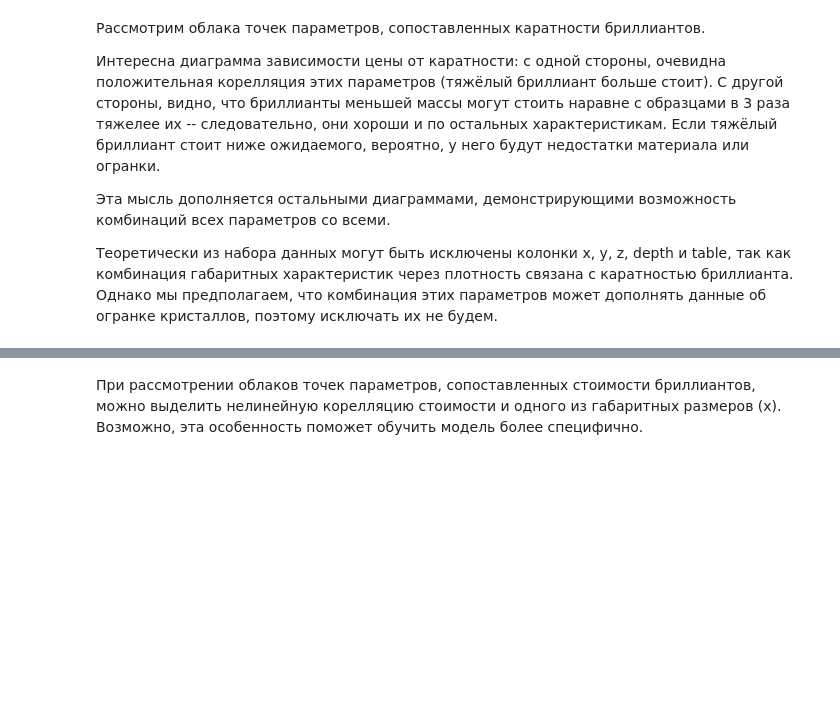
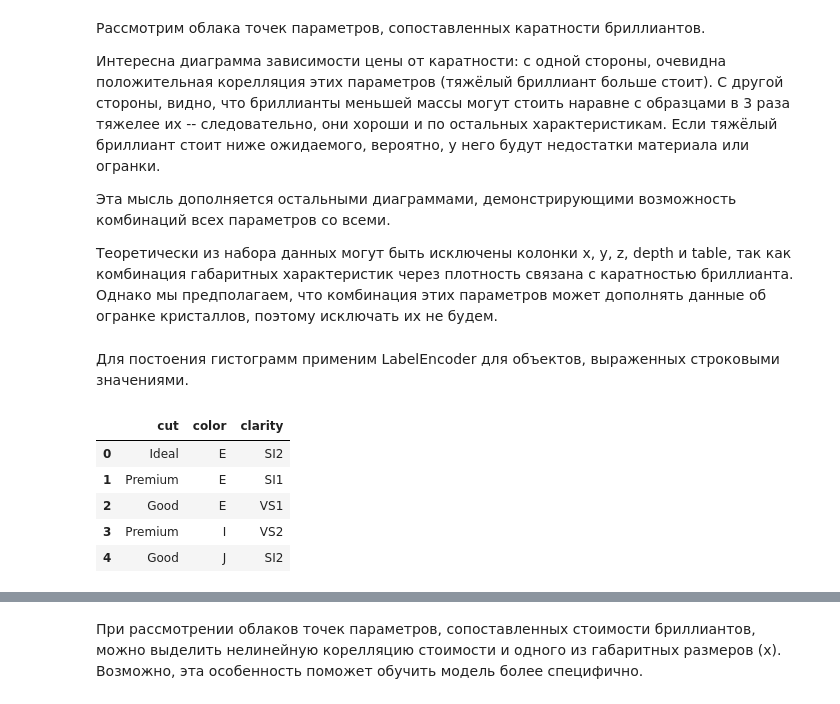
Before and after one commit to uvaroall/diamonds, a Jupyter notebook: diamonds.ipynb, the cells around one changed output, grey strips where cells are left out. Cells and saved outputs as stored; diff of their text form; code cells hidden in the pictures; blank space fills up the shorter version.

```diff
--- a/diamonds.ipynb
+++ b/diamonds.ipynb
@@ -95,3 +95,15 @@ dtype: int64
 Эта мысль дополняется остальными диаграммами, демонстрирующими возможность комбинаций всех параметров со всеми.
 
 Теоретически из набора данных могут быть исключены колонки x, y, z, depth и table, так как комбинация габаритных характеристик через плотность связана с каратностью бриллианта. Однако мы предполагаем, что комбинация этих параметров может дополнять данные об огранке кристаллов, поэтому исключать их не будем.
+# %% [markdown]
+Для постоения гистограмм применим LabelEncoder для объектов, выраженных строковыми значениями.
+# %%
+cat_cols = df.select_dtypes(include='object')
+cat_cols.head()
+# %% [output]
+|  | cut | color | clarity |
+| 0 | Ideal | E | SI2 |
+| 1 | Premium | E | SI1 |
+| 2 | Good | E | VS1 |
+| 3 | Premium | I | VS2 |
+| 4 | Good | J | SI2 |
```
Also changed, not shown: parts of 6 cells of this notebook.
